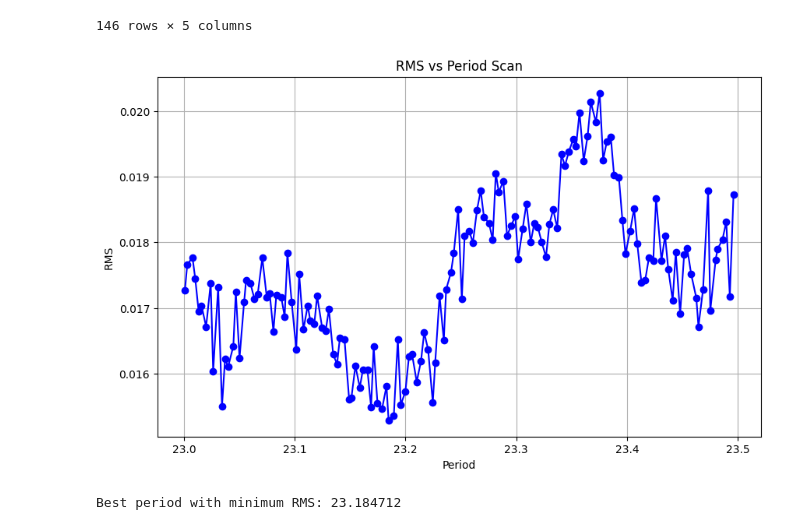
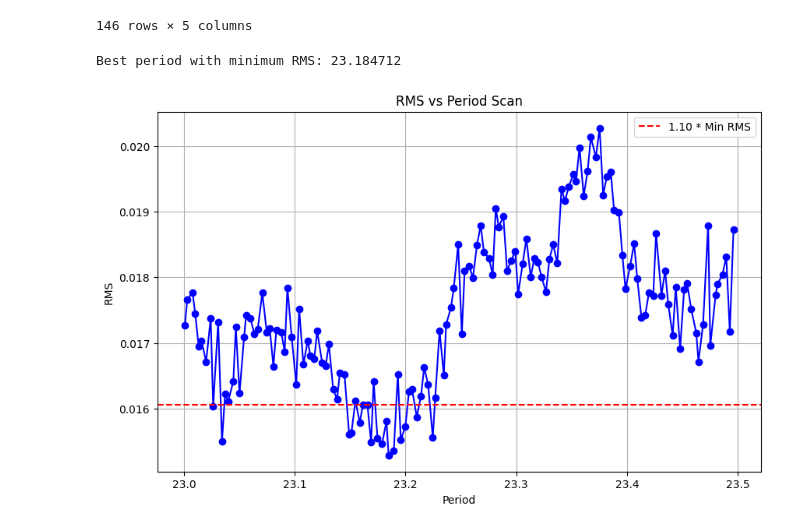
Before and after one commit to ASTR0MNSTR/univ_codes, a Jupyter notebook: 2025_2026/04-asteroids/period/period_scan.ipynb, the cells around one changed output. Cells and saved outputs as stored; diff of their text form; code cells hidden in the pictures.

```diff
--- a/2025_2026/04-asteroids/period/period_scan.ipynb
+++ b/2025_2026/04-asteroids/period/period_scan.ipynb
@@ -19,19 +19,23 @@ df
 | 144 | 23.492715 | 0.017171 | 0.479990 | 50 | 0.0 |
 | 145 | 23.496044 | 0.018732 | 0.571259 | 50 | 2.2 |
 146 rows × 5 columns
+# %%
+best_period = df.loc[df['rms'].idxmin()]['period']
+print(f"Best period with minimum RMS: {best_period}")
+
+min_rms = 1.05*df['rms'].min()
+# %% [output]
+Best period with minimum RMS: 23.184712
 # %%
 fig, ax = plt.subplots(figsize=(10, 6))
 
 ax.plot(df['period'], df['rms'], marker='o', linestyle='-', color='b')
 ax.set_xlabel('Period')
 ax.set_ylabel('RMS')
 ax.set_title('RMS vs Period Scan')
 ax.grid(True)
+ax.axhline(y=min_rms, color='r', linestyle='--', label='1.10 * Min RMS')
+ax.legend()
 plt.show()
 # %% [output]
-[figure, old version]
+[figure, new version]
-# %%
-best_period = df.loc[df['rms'].idxmin()]['period']
-print(f"Best period with minimum RMS: {best_period}")
-# %% [output]
-Best period with minimum RMS: 23.184712
```
